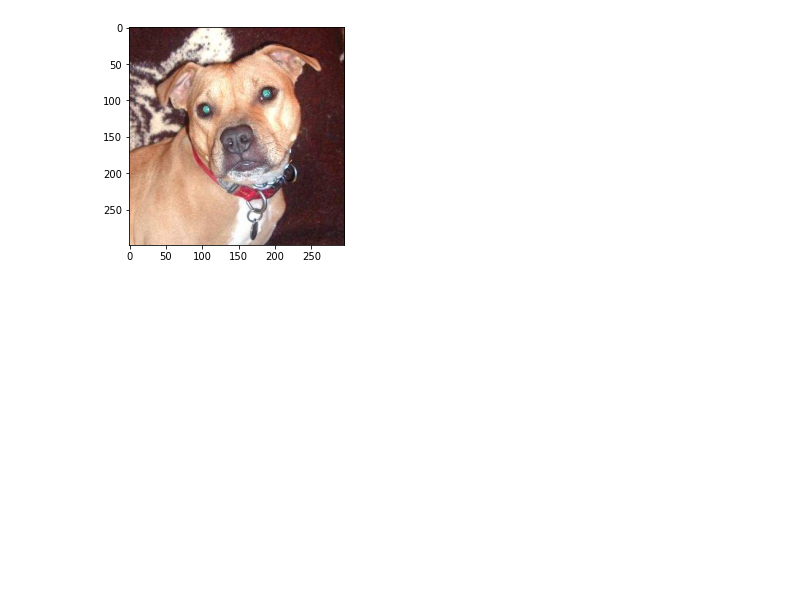
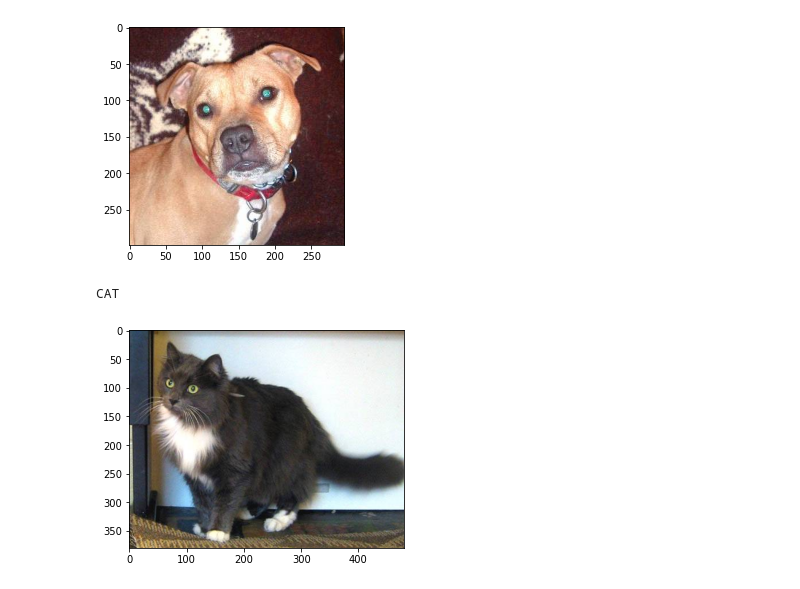
Before and after one commit to souvik0306/Dog-vs-Cat-Classification, a Jupyter notebook: classifier.ipynb, the cells around one changed output. Cells and saved outputs as stored; diff of their text form; code cells hidden in the pictures; blank space fills up the shorter version.

```diff
--- a/classifier.ipynb
+++ b/classifier.ipynb
@@ -259,3 +241,19 @@ else:
 # %% [output]
 DOG
 [figure]
+# %%
+img_test = cv2.imread(r'D:\Machine Learning Projects\Dog-vs-Cat-Classification\test1\9.jpg')
+img_resize = cv2.resize(img_test,(224,224))
+plt.imshow(mpimg.imread(r'D:\Machine Learning Projects\Dog-vs-Cat-Classification\test1\9.jpg'))
+img_scaled = img_resize/255
+img_reshaped = np.reshape(img_scaled,[1,224,224,3])
+input_pred = model.predict(img_reshaped)
+input_label = np.argmax(input_pred)
+
+if input_label == 1:
+    print("DOG")
+else:
+    print("CAT")
+# %% [output]
+CAT
+[figure, added]
```
Also changed, not shown: parts of 6 cells of this notebook.
